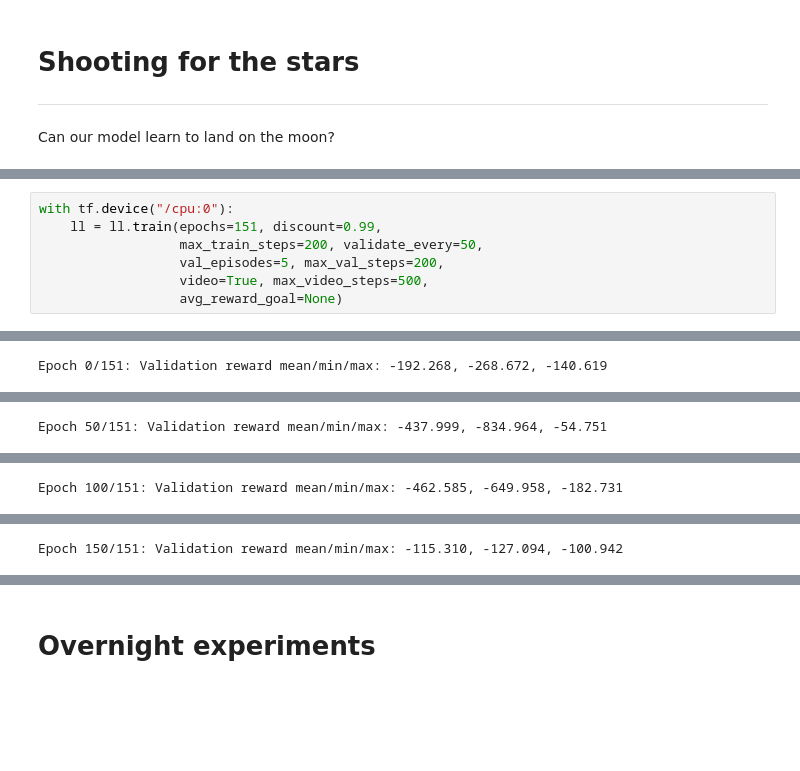
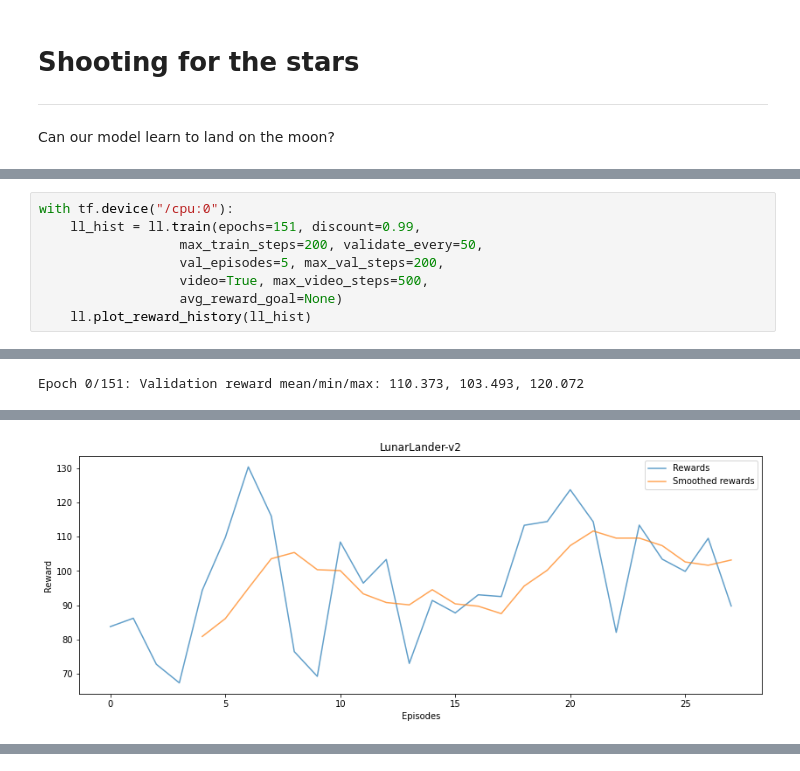
Before and after one commit to nkiehne/jupyter-notebooks, a Jupyter notebook: Intro Reinforcement Learning.ipynb, the cells around one changed output, grey strips where cells are left out. Saved outputs shown, nothing was run; the diff lists cells and outputs as text; blank space fills up the shorter version.

```diff
--- a/Intro Reinforcement Learning.ipynb
+++ b/Intro Reinforcement Learning.ipynb
@@ -973,11 +903,12 @@ Non-trainable params: 0
 __________________________________________________
 # %%
 with tf.device("/cpu:0"):
-    ll = ll.train(epochs=151, discount=0.99,
+    ll_hist = ll.train(epochs=151, discount=0.99,
                   max_train_steps=200, validate_every=50,
                   val_episodes=5, max_val_steps=200,
                   video=True, max_video_steps=500,
                   avg_reward_goal=None)
+    ll.plot_reward_history(ll_hist)
 # %% [output]
 [interactive output not drawn]
-Epoch 0/151: Validation reward mean/min/max: -192.268, -268.672, -140.619
+Epoch 0/151: Validation reward mean/min/max: 110.373, 103.493, 120.072
@@ -985 +914,0 @@ Epoch 0/151: Validation reward mean/min/max: -192.268, -268.672, -140.619
-Epoch 50/151: Validation reward mean/min/max: -437.999, -834.964, -54.751
@@ -987 +914,0 @@ Epoch 50/151: Validation reward mean/min/max: -437.999, -834.964, -54.751
-Epoch 100/151: Validation reward mean/min/max: -462.585, -649.958, -182.731
@@ -989,4 +915,4 @@ Epoch 100/151: Validation reward mean/min/max: -462.585, -649.958, -182.731
-Epoch 150/151: Validation reward mean/min/max: -115.310, -127.094, -100.942
+[figure, added]
 # %% [markdown]
 # Comparison
 ***
@@ -1002,5 +928,3 @@ Epoch 150/151: Validation reward mean/min/max: -115.310, -127.094, -100.942
 </div>
 </center>
 <center><img src="img/slides/ll_rewards_2k.png"/></center>
-# %% [markdown]
-# Overnight experiments
```
Also changed, not shown: parts of 37 cells of this notebook, 5 other files.
